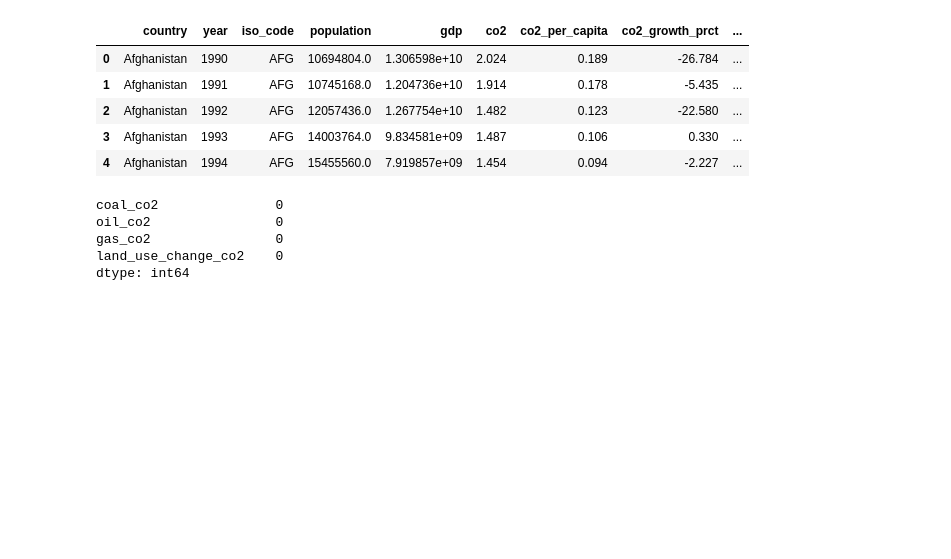
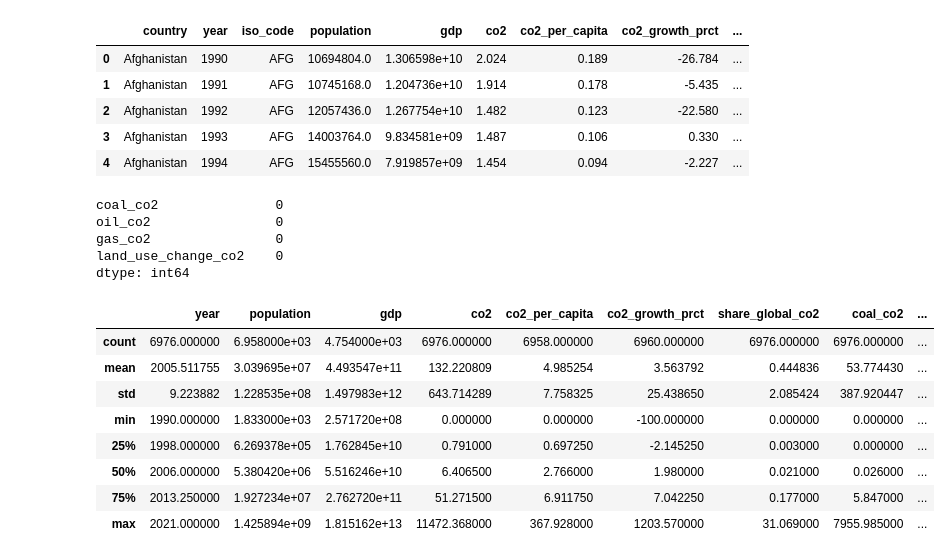
Before and after one commit to Bellevkey22/Global-CO2-Emissions-Risk-Analysis, a Jupyter notebook: co2_exploration.ipynb, the cells around one changed output. Drawn from its saved outputs; the diff is of its cells as text; code cells hidden in the pictures; blank space fills up the shorter version.

```diff
--- a/co2_exploration.ipynb
+++ b/co2_exploration.ipynb
@@ -154,3 +154,15 @@ oil_co2                0
 gas_co2                0
 land_use_change_co2    0
 dtype: int64
+# %%
+df.describe()
+# %% [output]
+|  | year | population | gdp | co2 | co2_per_capita | co2_growth_prct | share_global_co2 | coal_co2 | ... |
+| count | 6976.000000 | 6.958000e+03 | 4.754000e+03 | 6976.000000 | 6958.000000 | 6960.000000 | 6976.000000 | 6976.000000 | ... |
+| mean | 2005.511755 | 3.039695e+07 | 4.493547e+11 | 132.220809 | 4.985254 | 3.563792 | 0.444836 | 53.774430 | ... |
+| std | 9.223882 | 1.228535e+08 | 1.497983e+12 | 643.714289 | 7.758325 | 25.438650 | 2.085424 | 387.920447 | ... |
+| min | 1990.000000 | 1.833000e+03 | 2.571720e+08 | 0.000000 | 0.000000 | -100.000000 | 0.000000 | 0.000000 | ... |
+| 25% | 1998.000000 | 6.269378e+05 | 1.762845e+10 | 0.791000 | 0.697250 | -2.145250 | 0.003000 | 0.000000 | ... |
+| 50% | 2006.000000 | 5.380420e+06 | 5.516246e+10 | 6.406500 | 2.766000 | 1.980000 | 0.021000 | 0.026000 | ... |
+| 75% | 2013.250000 | 1.927234e+07 | 2.762720e+11 | 51.271500 | 6.911750 | 7.042250 | 0.177000 | 5.847000 | ... |
+| max | 2021.000000 | 1.425894e+09 | 1.815162e+13 | 11472.368000 | 367.928000 | 1203.570000 | 31.069000 | 7955.985000 | ... |
```
Also changed, not shown: parts of 9 cells of this notebook.
